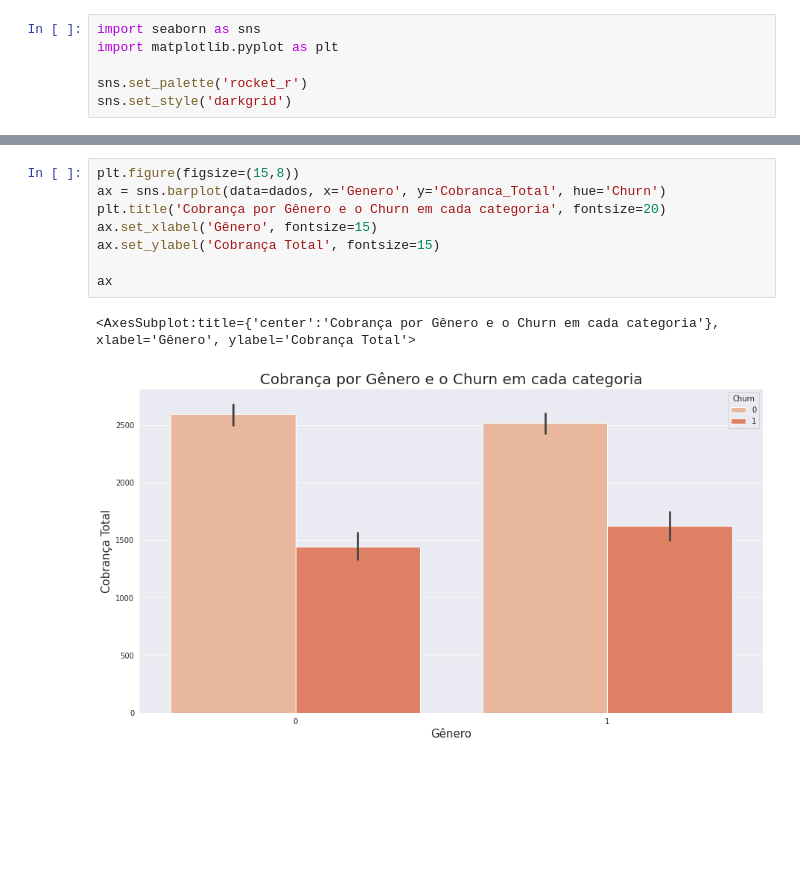
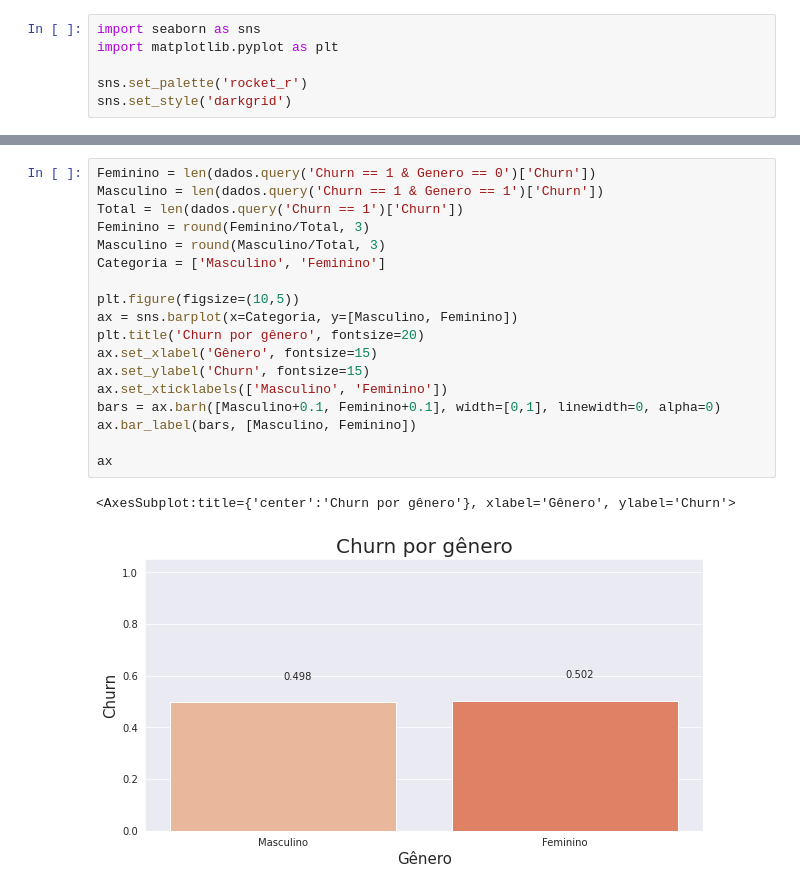
Before and after one commit to lalianza/portfolio, a Jupyter notebook: alura-desafio.ipynb, the cells around one changed output, grey strips where cells are left out. Cells and saved outputs as stored; diff of their text form; blank space fills up the shorter version.

```diff
--- a/alura-desafio.ipynb
+++ b/alura-desafio.ipynb
@@ -295,11 +282,21 @@ Text(0.5, 1.0, 'Distribuição do Churn')
-# %%
-plt.figure(figsize=(15,8))
-ax = sns.barplot(data=dados, x='Genero', y='Cobranca_Total', hue='Churn')
-plt.title('Cobrança por Gênero e o Churn em cada categoria', fontsize=20)
-ax.set_xlabel('Gênero', fontsize=15)
-ax.set_ylabel('Cobrança Total', fontsize=15)
-
-ax
-# %% [output]
-<AxesSubplot:title={'center':'Cobrança por Gênero e o Churn em cada categoria'}, xlabel='Gênero', ylabel='Cobrança Total'>
-[figure, removed]
+# %%
+Feminino = len(dados.query('Churn == 1 & Genero == 0')['Churn'])
+Masculino = len(dados.query('Churn == 1 & Genero == 1')['Churn'])
+Total = len(dados.query('Churn == 1')['Churn'])
+Feminino = round(Feminino/Total, 3)
+Masculino = round(Masculino/Total, 3)
+Categoria = ['Masculino', 'Feminino']
+
+plt.figure(figsize=(10,5))
+ax = sns.barplot(x=Categoria, y=[Masculino, Feminino])
+plt.title('Churn por gênero', fontsize=20)
+ax.set_xlabel('Gênero', fontsize=15)
+ax.set_ylabel('Churn', fontsize=15)
+ax.set_xticklabels(['Masculino', 'Feminino'])
+bars = ax.barh([Masculino+0.1, Feminino+0.1], width=[0,1], linewidth=0, alpha=0)
+ax.bar_label(bars, [Masculino, Feminino])
+
+ax
+# %% [output]
+<AxesSubplot:title={'center':'Churn por gênero'}, xlabel='Gênero', ylabel='Churn'>
+[figure, added]
```
Also changed, not shown: parts of 29 cells of this notebook.
